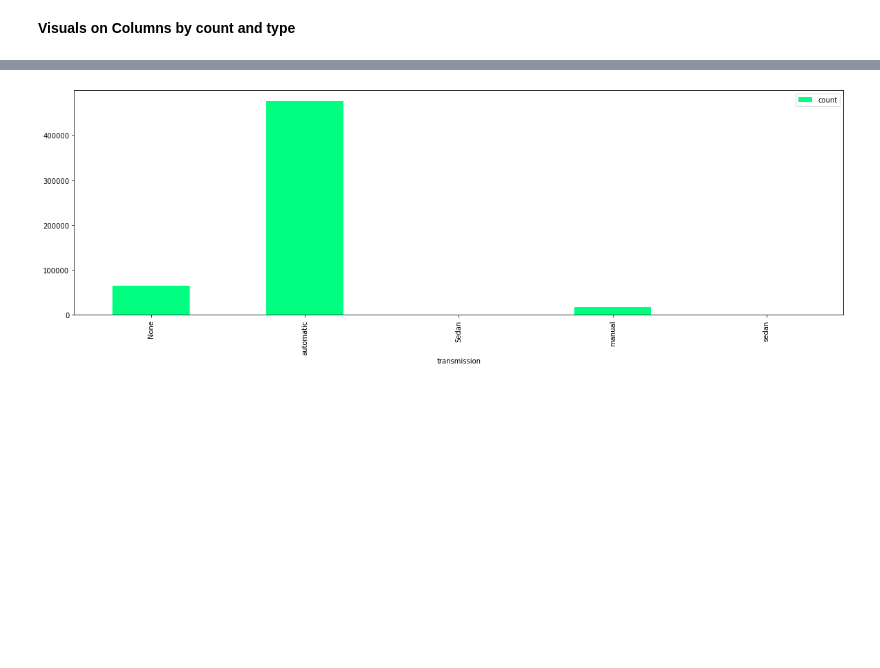
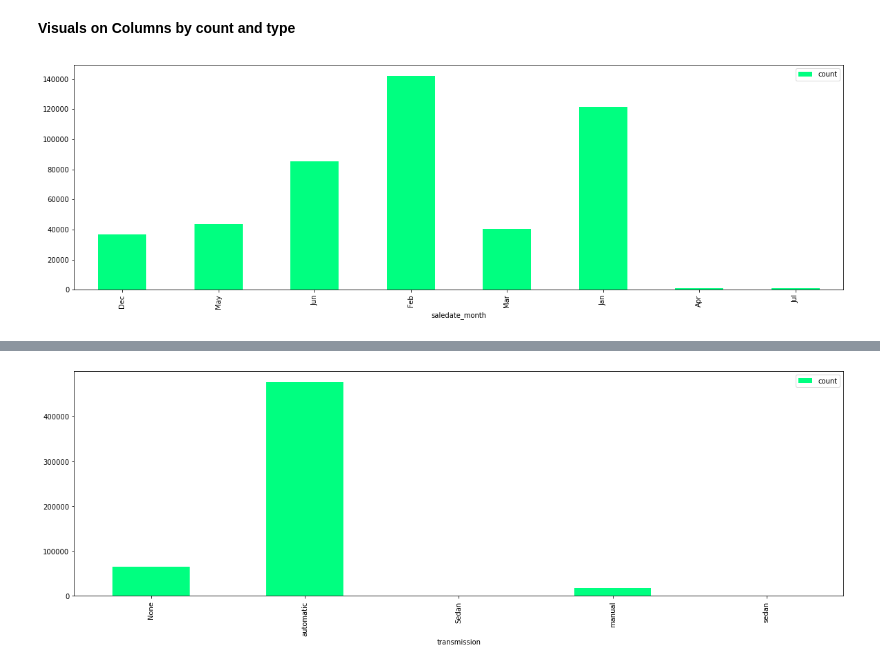
Before and after one commit to iamAngelSH/Used_Car_Project, a Jupyter notebook: Modeling_Linear_angel.ipynb, the cells around one changed output, grey strips where cells are left out. Saved outputs shown, nothing was run; the diff lists cells and outputs as text; code cells hidden in the pictures; blank space fills up the shorter version.

```diff
--- a/Modeling_Linear_angel.ipynb
+++ b/Modeling_Linear_angel.ipynb
@@ -163,6 +206,10 @@ def plot_basic_visuals(df, col_name: str):
     pandas_df.plot(kind='bar', x=pandas_df.columns[0], y=pandas_df.columns[1], colormap='winter_r', figsize=(20,6))
 # %% [markdown]
 **Visuals on Columns by count and type**
+# %%
+plot_basic_visuals(df, 'saledate_month')
+# %% [output]
+[figure, added]
 # %%
 plot_basic_visuals(df, 'make')
 # %% [output]
```
Also changed, not shown: parts of 9 cells of this notebook, 1 other file.
